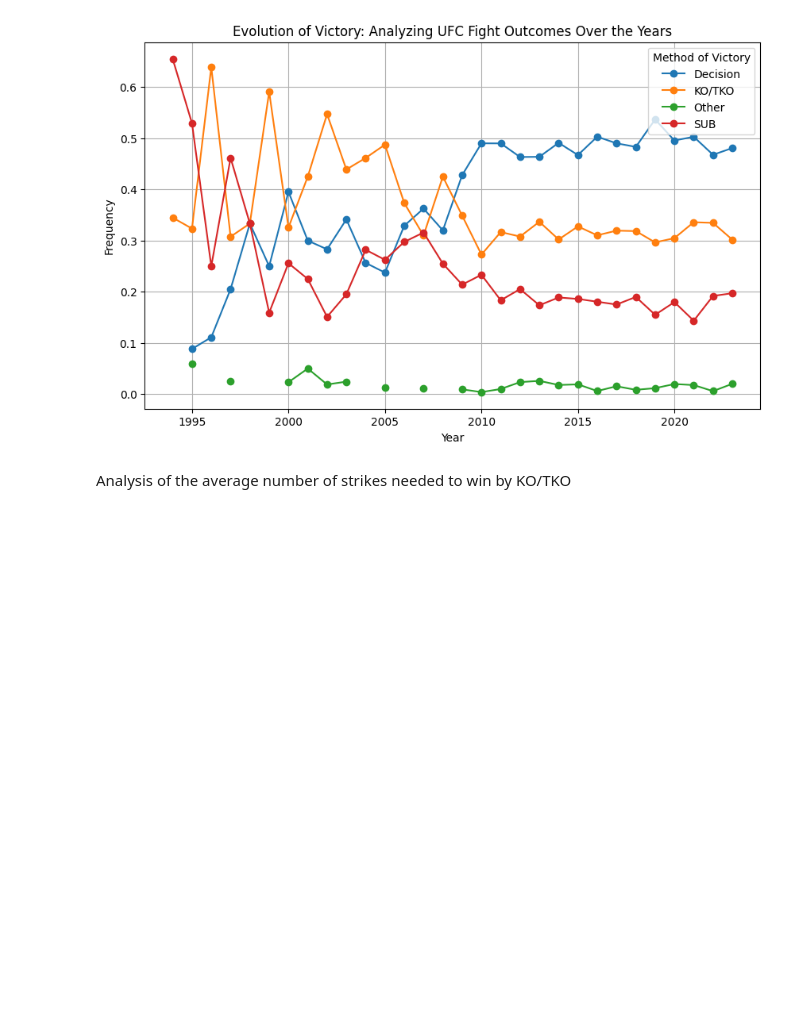
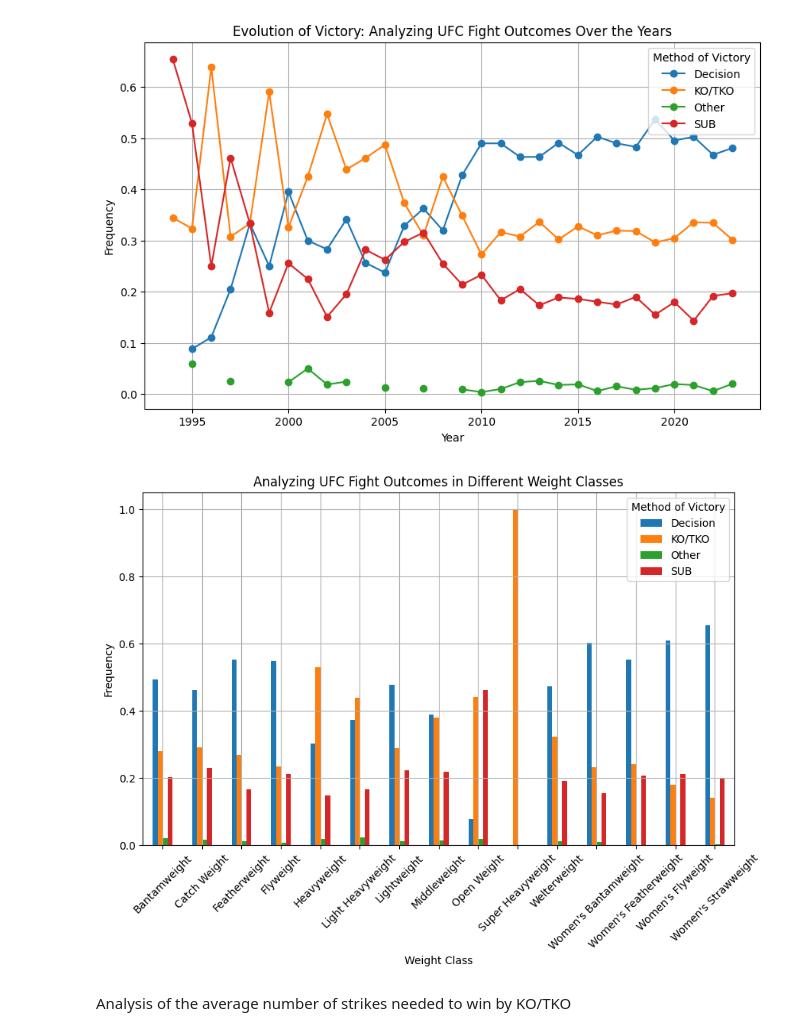
Before and after one commit to thomassems/UFC-Fight-Analytics, a Jupyter notebook: fight_analysis.ipynb, the cells around one changed output. Cells and saved outputs as stored; diff of their text form; code cells hidden in the pictures; blank space fills up the shorter version.

Commit message:
created a figure that displays frequencies of different fight outcomes in different weight classes

```diff
--- a/fight_analysis.ipynb
+++ b/fight_analysis.ipynb
@@ -175,0 +173,15 @@ plt.show()
+# %%
+frequencies = train_data.groupby(['Weight_Class', 'VictoryMethod']).size().reset_index(name='Frequency')
+frequencies['YearTotal'] = frequencies.groupby('Weight_Class')['Frequency'].transform('sum')
+frequencies['Proportion'] = frequencies['Frequency'] / frequencies['YearTotal']
+pivot_df = frequencies.pivot(index='Weight_Class', columns='VictoryMethod', values='Proportion')
+pivot_df.plot(kind='bar', figsize=(10, 6))
+plt.title('Analyzing UFC Fight Outcomes in Different Weight Classes')
+plt.xlabel('Weight Class')
+plt.ylabel('Frequency')
+plt.xticks(rotation=45)
+plt.grid(True)
+plt.legend(title='Method of Victory', loc="upper right")
+plt.show()
+# %% [output]
+[figure, added]
```
Also changed, not shown: parts of 3 cells of this notebook.
